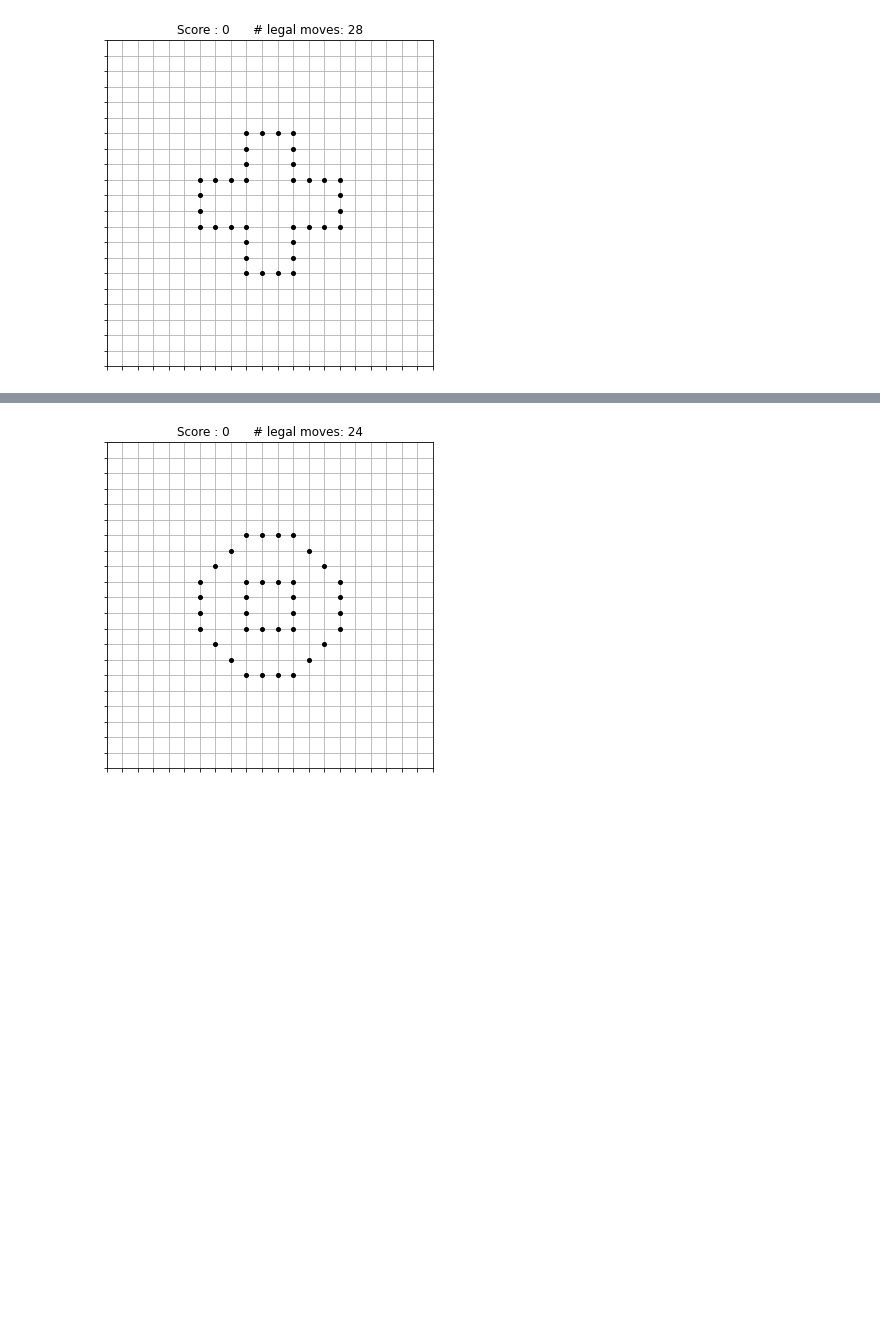
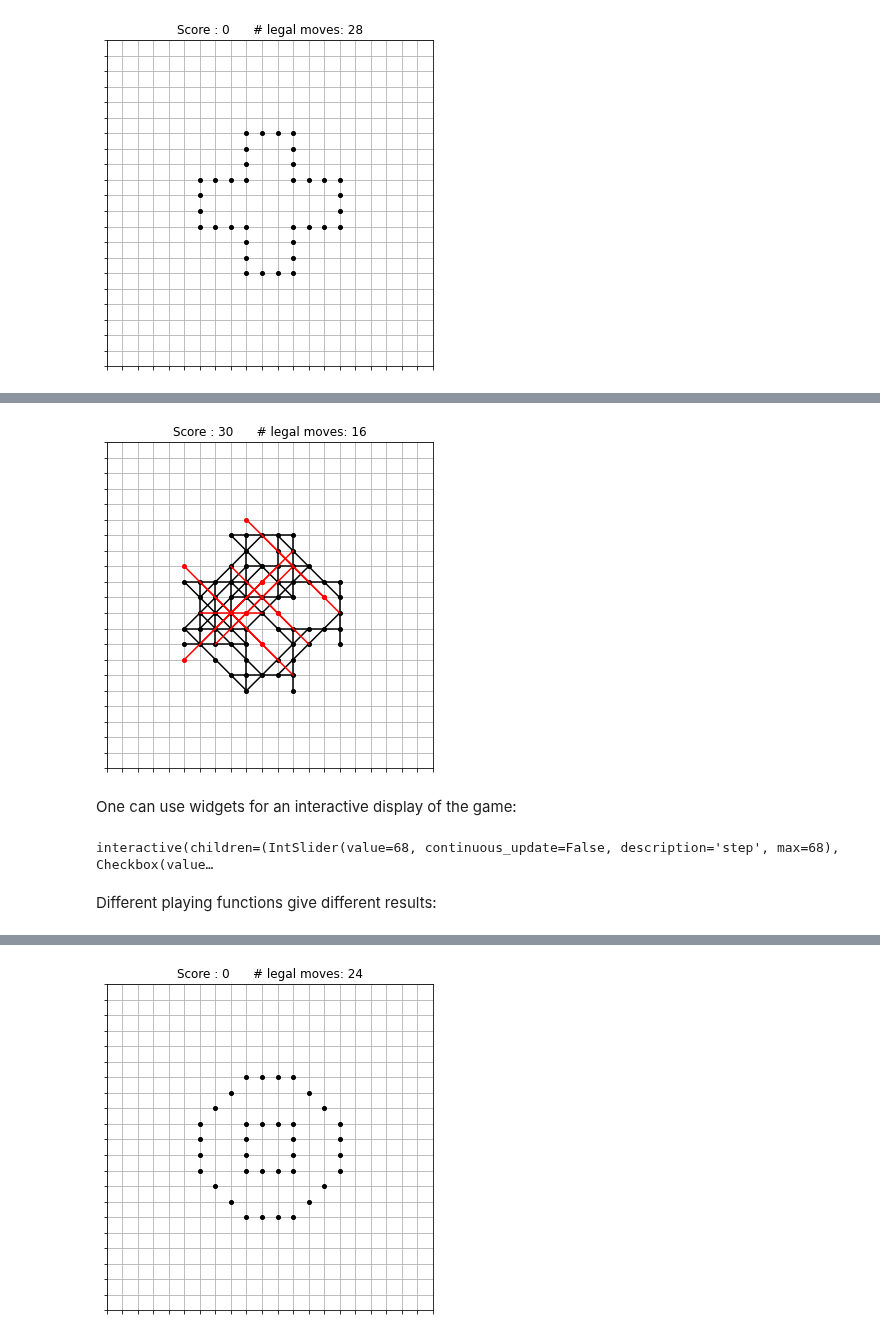
Before and after one commit to gillioz/MorpionSolitaire, a Jupyter notebook: documentation.ipynb, the cells around one changed output, grey strips where cells are left out. Drawn from its saved outputs; the diff is of its cells as text; code cells hidden in the pictures; blank space fills up the shorter version.

```diff
--- a/documentation.ipynb
+++ b/documentation.ipynb
@@ -155,3 +164,23 @@ middlegame.print()
+# %%
+middlegame.print(show_legal_moves = True, legal_moves_color = 'r')
+# %% [output]
+[figure, added]
+# %% [markdown]
+One can use widgets for an interactive display of the game:
+# %%
+import ipywidgets as widgets
+
+def printgame(step, moves):
+    return endgame.get_parent(endgame.score - step).print(show_legal_moves = moves)
+
+widgets.interact(printgame,
+                 step = widgets.IntSlider(min=0, max=endgame.score, step=1, value=endgame.score,
+                                          continuous_update=False),
+                 moves = False);
+# %% [output]
+interactive(children=(IntSlider(value=68, continuous_update=False, description='step', max=68), Checkbox(value…
+# %% [markdown]
+Different playing functions give different results:
 # %%
 def picklast(game): return -1
 endgame = game.play(picklast)
```
Also changed, not shown: parts of 34 cells of this notebook, 1 other file.
